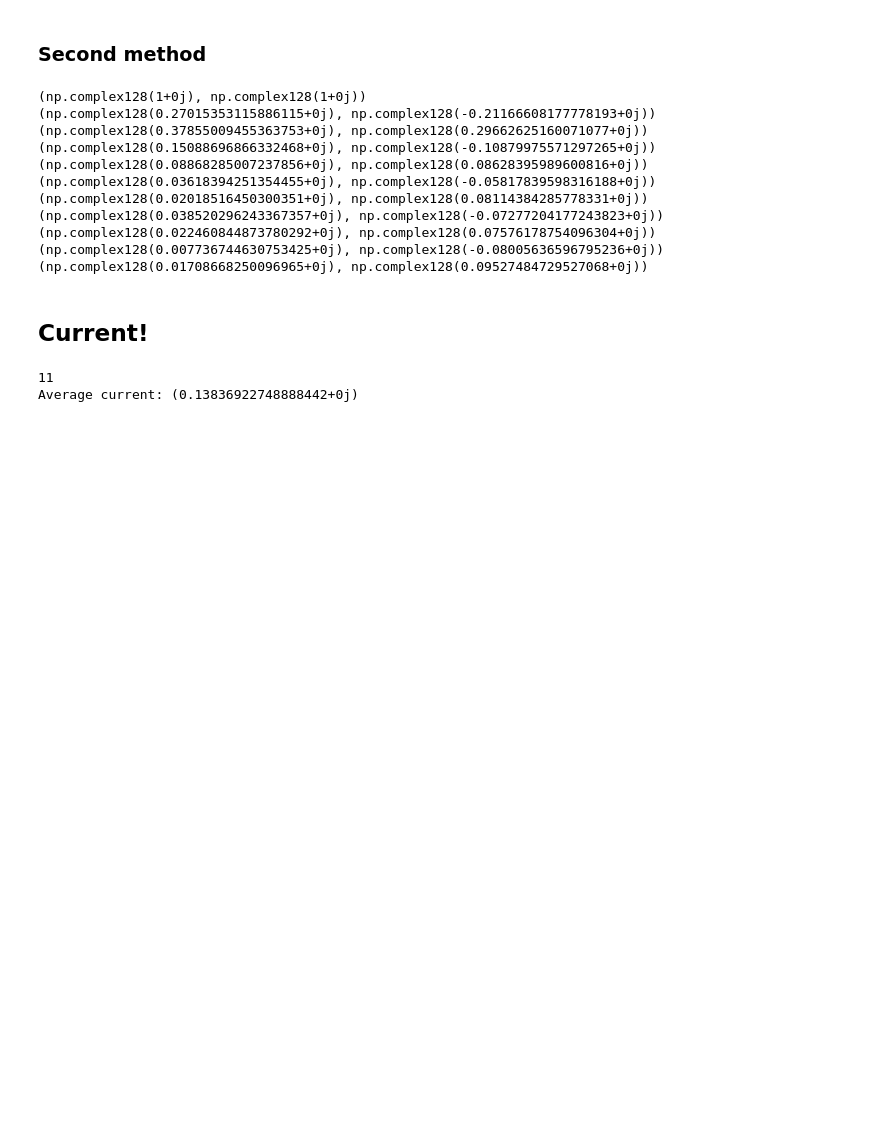
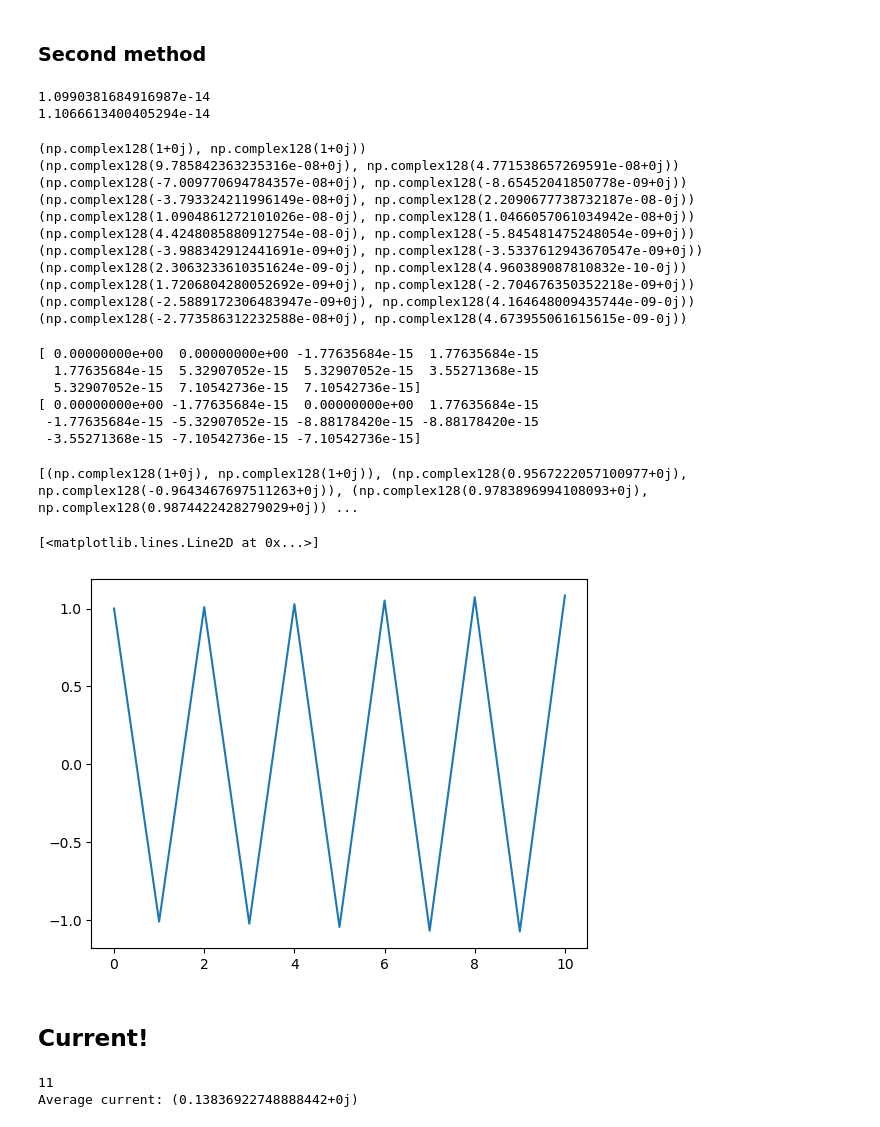
Before and after one commit to gconcheri/MasterThesis, a Jupyter notebook: AFAI_analysis.ipynb, the cells around one changed output. Saved outputs shown, nothing was run; the diff lists cells and outputs as text; code cells hidden in the pictures; blank space fills up the shorter version.

```diff
--- a/AFAI_analysis.ipynb
+++ b/AFAI_analysis.ipynb
@@ -57,12 +70,16 @@ fgs.reset_cov_0_matrix()
 fgs.reset_cov_e_matrix()
 
 exp_value = []
+cov_0_norm = []
+cov_e_norm = []
 
 for _ in range(10):
 
     n = fgs.expectation_value_loop()
     print(n)
     exp_value.append(n)
+    cov_0_norm.append(np.linalg.norm(fgs.Cov_0))
+    cov_e_norm.append(np.linalg.norm(fgs.Cov_e))
 
     fgs.update_cov_0_matrix(R0)
     fgs.update_cov_0_matrix(R_V0)
@@ -73,6 +90,9 @@ for _ in range(10):
 
 n = fgs.expectation_value_loop()
 exp_value.append(n)
+cov_0_norm.append(np.linalg.norm(fgs.Cov_0))
+cov_e_norm.append(np.linalg.norm(fgs.Cov_e))
+
 print(n)
 # %% [output]
 (np.complex128(1+0j), np.complex128(1+0j))
@@ -90,7 +120,7 @@ print(n)
 ### Second method
 # %%
 T = 1
-delta = 0.1
+delta = 0.4
 N_cycle = 10
 
 
@@ -106,17 +136,27 @@ Rx_e = f.floquet_operator(-np.pi/4*fgs.he_x+ Ve, T, alpha = 1)
 Ry_e = f.floquet_operator(-np.pi/4*fgs.he_y + Ve, T, alpha = 1)
 Rz_e = f.floquet_operator(-np.pi/4*fgs.he_z + Ve, T, alpha = 1)
 Re = Rz_e @ Ry_e @ Rx_e
+# %%
+print(np.linalg.norm(R0 @ R0.T - np.eye(R0.shape[0])))
+print(np.linalg.norm(Re @ Re.T - np.eye(Re.shape[0])))
+# %% [output]
+1.0990381684916987e-14
+1.1066613400405294e-14
 # %%
 fgs.reset_cov_0_matrix()
 fgs.reset_cov_e_matrix()
 
 exp_value = []
+cov_0_norm = []
+cov_e_norm = []
 
 for _ in range(10):
 
     n = fgs.expectation_value_loop()
     print(n)
     exp_value.append(n)
+    cov_0_norm.append(np.linalg.norm(fgs.Cov_0))
+    cov_e_norm.append(np.linalg.norm(fgs.Cov_e))
 
     fgs.update_cov_0_matrix(R0)
     fgs.update_cov_e_matrix(Re)
@@ -125,19 +165,40 @@ for _ in range(10):
 
 n = fgs.expectation_value_loop()
 exp_value.append(n)
+cov_0_norm.append(np.linalg.norm(fgs.Cov_0))
+cov_e_norm.append(np.linalg.norm(fgs.Cov_e))
 print(n)
 # %% [output]
 (np.complex128(1+0j), np.complex128(1+0j))
-(np.complex128(0.27015353115886115+0j), np.complex128(-0.21166608177778193+0j))
-(np.complex128(0.37855009455363753+0j), np.complex128(0.29662625160071077+0j))
-(np.complex128(0.15088696866332468+0j), np.complex128(-0.10879975571297265+0j))
-(np.complex128(0.08868285007237856+0j), np.complex128(0.08628395989600816+0j))
-(np.complex128(0.03618394251354455+0j), np.complex128(-0.05817839598316188+0j))
-(np.complex128(0.02018516450300351+0j), np.complex128(0.08114384285778331+0j))
-(np.complex128(0.038520296243367357+0j), np.complex128(-0.07277204177243823+0j))
-(np.complex128(0.022460844873780292+0j), np.complex128(0.07576178754096304+0j))
-(np.complex128(0.007736744630753425+0j), np.complex128(-0.08005636596795236+0j))
-(np.complex128(0.01708668250096965+0j), np.complex128(0.09527484729527068+0j))
+(np.complex128(9.785842363235316e-08+0j), np.complex128(4.771538657269591e-08+0j))
+(np.complex128(-7.009770694784357e-08+0j), np.complex128(-8.65452041850778e-09+0j))
+(np.complex128(-3.793324211996149e-08+0j), np.complex128(2.2090677738732187e-08-0j))
+(np.complex128(1.0904861272101026e-08-0j), np.complex128(1.0466057061034942e-08+0j))
+(np.complex128(4.4248085880912754e-08-0j), np.complex128(-5.845481475248054e-09+0j))
+(np.complex128(-3.988342912441691e-09+0j), np.complex128(-3.5337612943670547e-09+0j))
+(np.complex128(2.3063233610351624e-09-0j), np.complex128(4.960389087810832e-10-0j))
+(np.complex128(1.7206804280052692e-09+0j), np.complex128(-2.704676350352218e-09+0j))
+(np.complex128(-2.5889172306483947e-09+0j), np.complex128(4.164648009435744e-09-0j))
+(np.complex128(-2.773586312232588e-08+0j), np.complex128(4.673955061615615e-09-0j))
+# %%
+print(cov_0_norm-cov_0_norm[0])
+print(cov_e_norm-cov_e_norm[0])
+# %% [output]
+[ 0.00000000e+00  0.00000000e+00 -1.77635684e-15  1.77635684e-15
+  1.77635684e-15  5.32907052e-15  5.32907052e-15  3.55271368e-15
+  5.32907052e-15  7.10542736e-15  7.10542736e-15]
+[ 0.00000000e+00 -1.77635684e-15  0.00000000e+00  1.77635684e-15
+ -1.77635684e-15 -5.32907052e-15 -8.88178420e-15 -8.88178420e-15
+ -3.55271368e-15 -7.10542736e-15 -7.10542736e-15]
+# %%
+print(exp_value)
+# %% [output]
+[(np.complex128(1+0j), np.complex128(1+0j)), (np.complex128(0.9567222057100977+0j), np.complex128(-0.9643467697511263+0j)), (np.complex128(0.9783896994108093+0j), np.complex128(0.9874422428279029+0j)) ...
+# %%
+plt.plot(np.arange(11),np.array([b/a for a, b in exp_value]))
+# %% [output]
+[<matplotlib.lines.Line2D at 0x...>]
+[figure, added]
 # %% [markdown]
 ## Current!
 # %%
```
Also changed, not shown: parts of 4 cells of this notebook, 35 other files.
